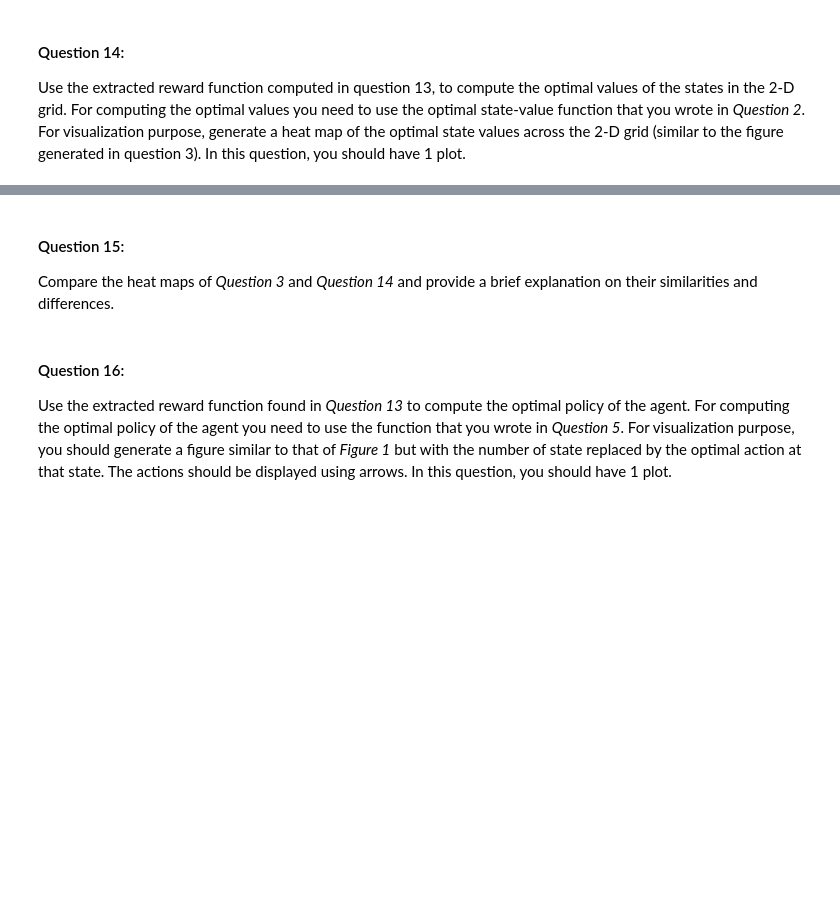
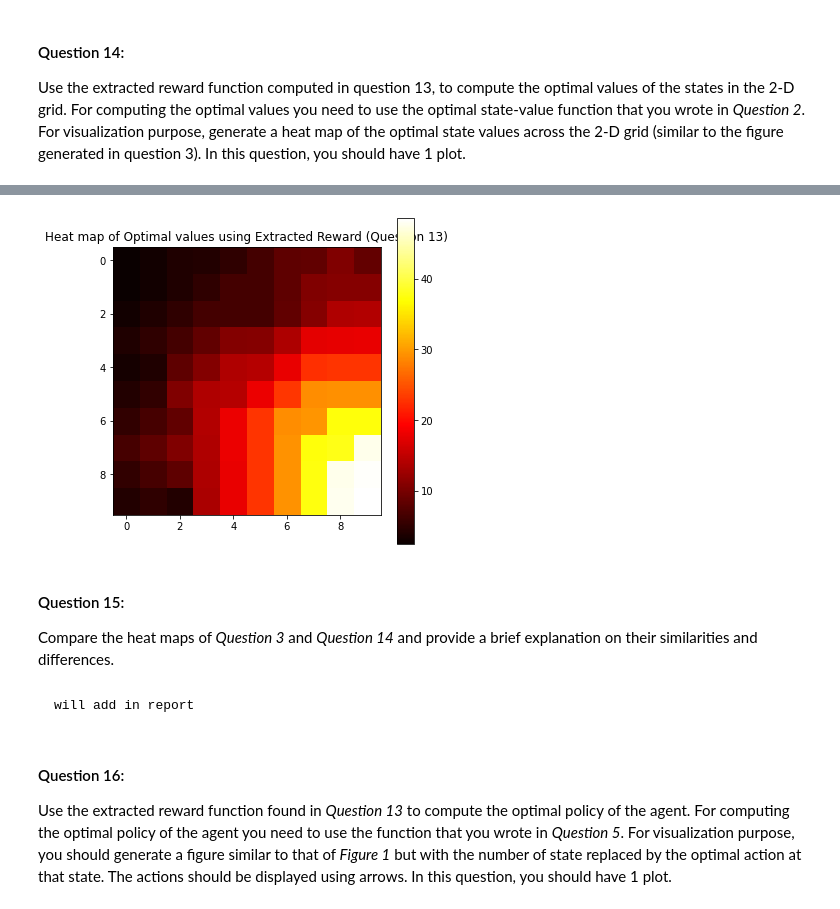
Before and after one commit to MaggieX/Large_Scale_Social_Complex_Network, a Jupyter notebook: Project3/Project3_Q1_Q20.ipynb, the cells around one changed output, grey strips where cells are left out. Cells and saved outputs as stored; diff of their text form; code cells hidden in the pictures; blank space fills up the shorter version.

```diff
--- a/Project3/Project3_Q1_Q20.ipynb
+++ b/Project3/Project3_Q1_Q20.ipynb
@@ -703,3 +718,9 @@ question 3). In this question, you should have 1 plot.
+# %%
+plot_heatmap(V_13, 'Heat map of Optimal values using Extracted Reward (Question 13)')
+# %% [output]
+[figure, added]
 # %% [markdown]
 #### Question 15:
 Compare the heat maps of *Question 3* and *Question 14* and provide a brief explanation on their similarities and differences.
+# %% [markdown]
+    will add in report
```
Also changed, not shown: parts of 22 cells of this notebook.
